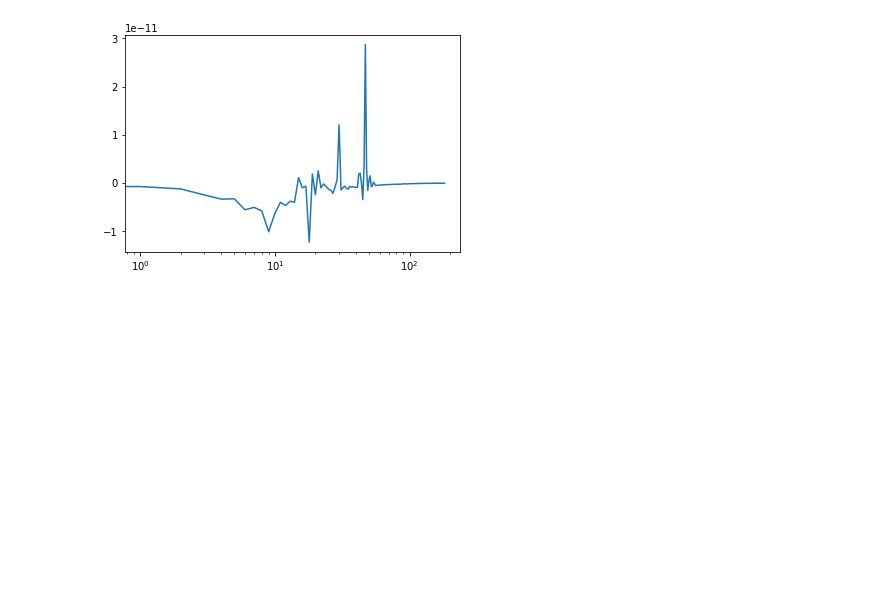
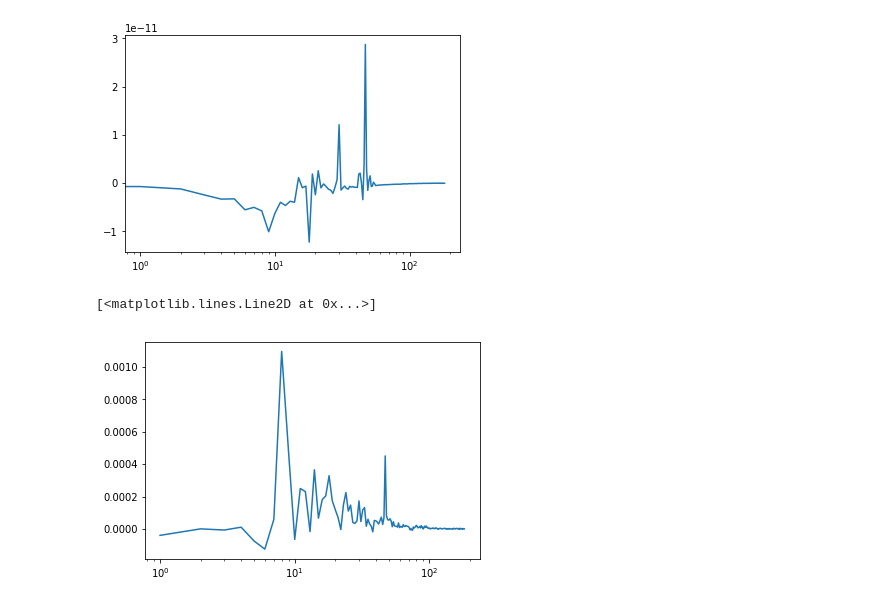
Before and after one commit to paigem/QGCM_spec_analysis, a Jupyter notebook: QGCM_spec_analysis_Paige.ipynb, the cells around one changed output. Saved outputs shown, nothing was run; the diff lists cells and outputs as text; code cells hidden in the pictures; blank space fills up the shorter version.

```diff
--- a/QGCM_spec_analysis_Paige.ipynb
+++ b/QGCM_spec_analysis_Paige.ipynb
@@ -107,8 +107,8 @@ def calc_KE(dsx, tile_index, z=0):
 
 
     ix, iy = tile_index
-    p = p.isel(yp=slice(iy*tile_size-3, (iy+1)*tile_size+3),
-               xp=slice(ix*tile_size-3, (ix+1)*tile_size+3))
+    p = p.isel(yp=slice(max(iy*tile_size-3,0), (iy+1)*tile_size+3),
+               xp=slice(max(ix*tile_size-3,0), (ix+1)*tile_size+3))
     xp = p.xp.values
     yp = p.yp.values
     time = p.time.values
@@ -147,8 +147,8 @@ def calc_KE(dsx, tile_index, z=0):
 
     # TODO: handle boundary
 
-    dx = xp[1] - xp[0]
-    dy = yp[1] - yp[1]
+    #dx = xp[1] - xp[0]
+    #dy = yp[1] - yp[1]
     # TODO: divide by gridsize^4 to get derivative
     J = 1/(dx**4)*J
 
@@ -641,3 +658,15 @@ plt.xscale('log')
 #windstress_sum.plot()
 # %% [output]
 [figure]
+# %%
+# Plot KE1
+
+KE_sum_lineardetrend = KE_sum
+np.save("TKE1_lineardetrend_output013",KE_sum_lineardetrend)
+
+ktiso = (2*np.pi/(365*24*60*60))*np.arange(0,np.floor(365.0/2)+1)
+
+plt.semilogx(KE_sum*ktiso)
+# %% [output]
+[<matplotlib.lines.Line2D at 0x...>]
+[figure, added]
```
Also changed, not shown: parts of 2 cells of this notebook.
